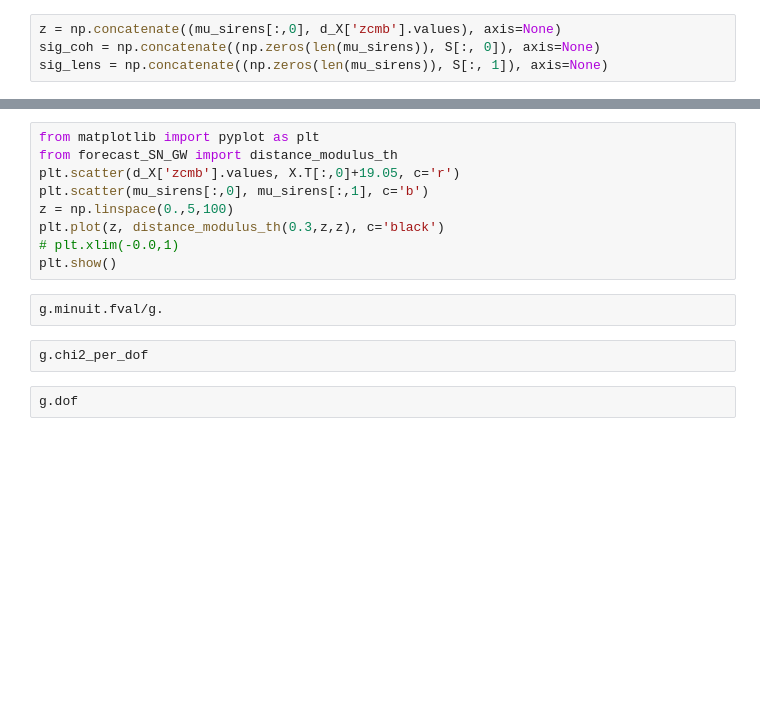
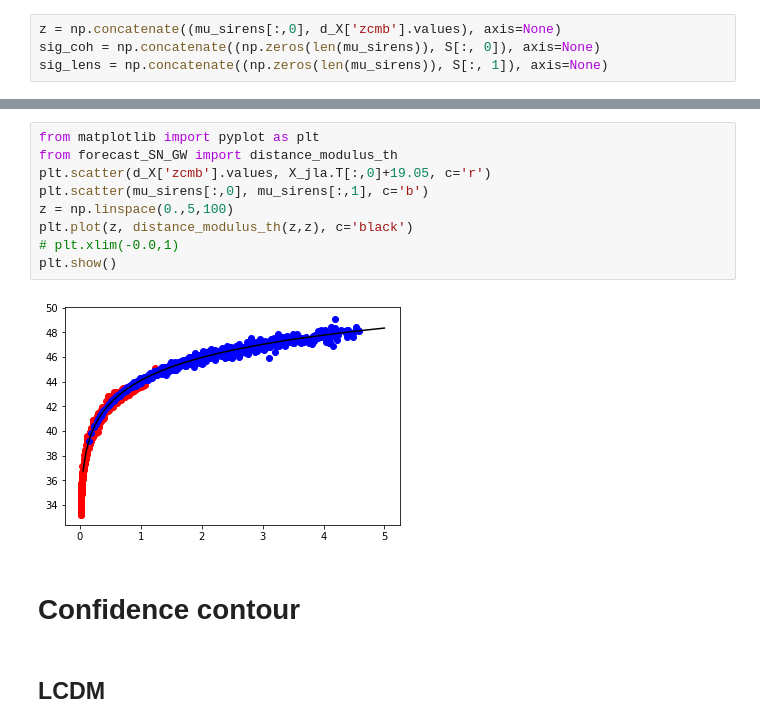
Before and after one commit to FlMondon/forecast_SN_GW, a Jupyter notebook: Notebooks/Fit jla SnIa.ipynb, the cells around one changed output, grey strips where cells are left out. Cells and saved outputs as stored; diff of their text form; blank space fills up the shorter version.

Commit message:
add confidence contour

```diff
--- a/Notebooks/Fit jla SnIa.ipynb
+++ b/Notebooks/Fit jla SnIa.ipynb
@@ -164,15 +200,15 @@ g.minuit.errors
 # %%
 from matplotlib import pyplot as plt
 from forecast_SN_GW import distance_modulus_th
-plt.scatter(d_X['zcmb'].values, X.T[:,0]+19.05, c='r')
+plt.scatter(d_X['zcmb'].values, X_jla.T[:,0]+19.05, c='r')
 plt.scatter(mu_sirens[:,0], mu_sirens[:,1], c='b')
 z = np.linspace(0.,5,100)
-plt.plot(z, distance_modulus_th(0.3,z,z), c='black')
+plt.plot(z, distance_modulus_th(z,z), c='black')
 # plt.xlim(-0.0,1)
 plt.show()
+# %% [output]
+[figure, added]
-# %%
-g.minuit.fval/g.
-# %%
-g.chi2_per_dof
-# %%
-g.dof
+# %% [markdown]
+# Confidence contour
+# %% [markdown]
+## LCDM
```
Also changed, not shown: parts of 24 cells of this notebook, 1 other file.
